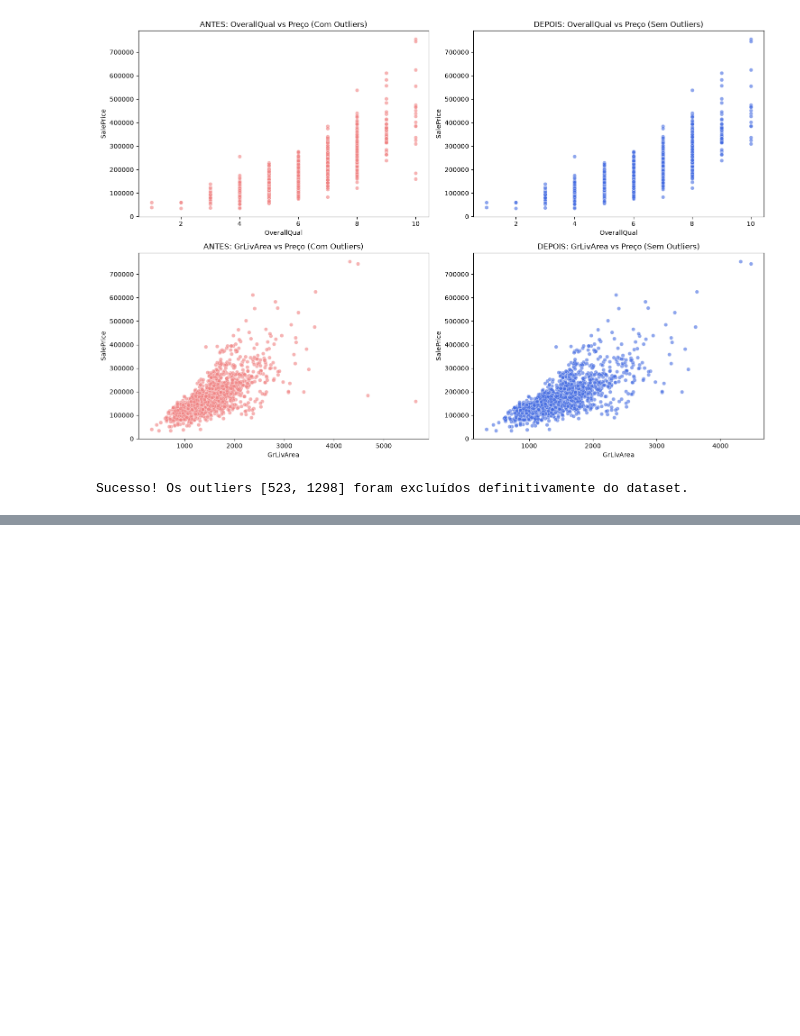
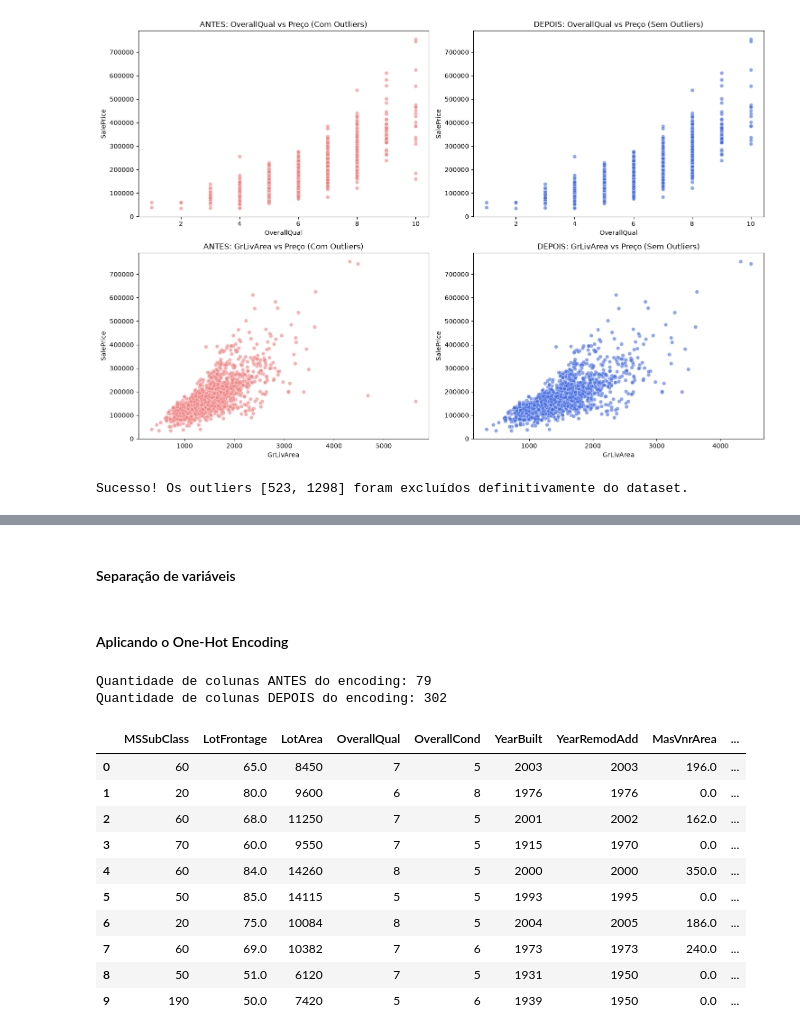
Before and after one commit to JoaoAntoni07/projeto-trainee-2026, a Jupyter notebook: projeto_trainee.ipynb, the cells around one changed output, grey strips where cells are left out. Drawn from its saved outputs; the diff is of its cells as text; code cells hidden in the pictures; blank space fills up the shorter version.

```diff
--- a/projeto_trainee.ipynb
+++ b/projeto_trainee.ipynb
@@ -348,0 +356,33 @@ Sucesso! Os outliers [523, 1298] foram excluídos definitivamente do dataset.
+# %% [markdown]
+#### Separação de variáveis
+# %%
+# isolando a variável alvo (y) e já aplicando o logaritmo
+y_train = np.log1p(df_train['SalePrice'])
+
+# isolando as variáveis preditivas (X)
+X_train = df_train.drop(['Id', 'SalePrice'], axis=1)
+# %% [markdown]
+#### Aplicando o One-Hot Encoding
+# %%
+# transformando texto de colunas para true e false
+X_train_encoded = pd.get_dummies(X_train)
+
+print(f"Quantidade de colunas ANTES do encoding: {X_train.shape[1]}")
+print(f"Quantidade de colunas DEPOIS do encoding: {X_train_encoded.shape[1]}")
+
+# exibindo as primeiras linhas para vermos as novas colunas criadas
+X_train_encoded.head(10)
+# %% [output]
+Quantidade de colunas ANTES do encoding: 79
+Quantidade de colunas DEPOIS do encoding: 302
+|  | MSSubClass | LotFrontage | LotArea | OverallQual | OverallCond | YearBuilt | YearRemodAdd | MasVnrArea | ... |
+| 0 | 60 | 65.0 | 8450 | 7 | 5 | 2003 | 2003 | 196.0 | ... |
+| 1 | 20 | 80.0 | 9600 | 6 | 8 | 1976 | 1976 | 0.0 | ... |
+| 2 | 60 | 68.0 | 11250 | 7 | 5 | 2001 | 2002 | 162.0 | ... |
+| 3 | 70 | 60.0 | 9550 | 7 | 5 | 1915 | 1970 | 0.0 | ... |
+| 4 | 60 | 84.0 | 14260 | 8 | 5 | 2000 | 2000 | 350.0 | ... |
+| 5 | 50 | 85.0 | 14115 | 5 | 5 | 1993 | 1995 | 0.0 | ... |
+| 6 | 20 | 75.0 | 10084 | 8 | 5 | 2004 | 2005 | 186.0 | ... |
+| 7 | 60 | 69.0 | 10382 | 7 | 6 | 1973 | 1973 | 240.0 | ... |
+| 8 | 50 | 51.0 | 6120 | 7 | 5 | 1931 | 1950 | 0.0 | ... |
+| 9 | 190 | 50.0 | 7420 | 5 | 6 | 1939 | 1950 | 0.0 | ... |
```
Also changed, not shown: parts of 3 cells of this notebook.
